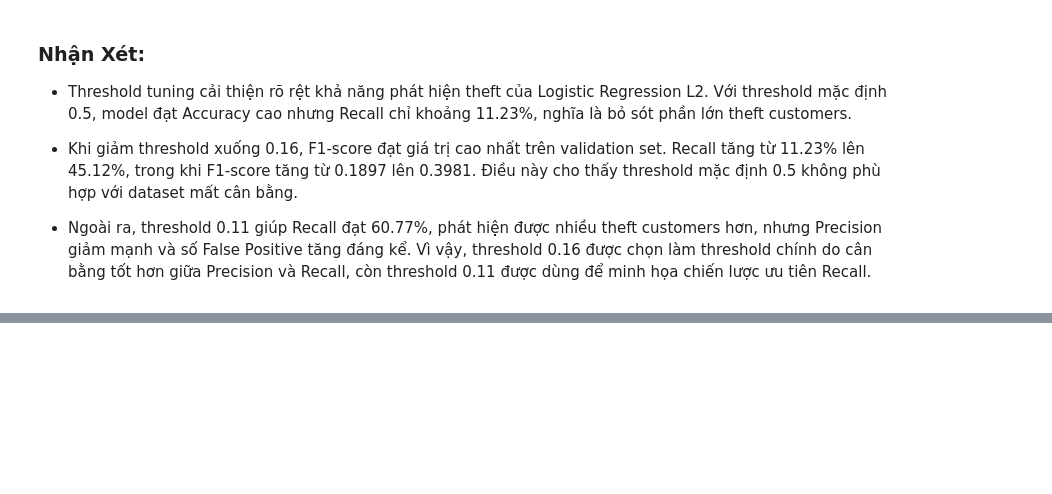
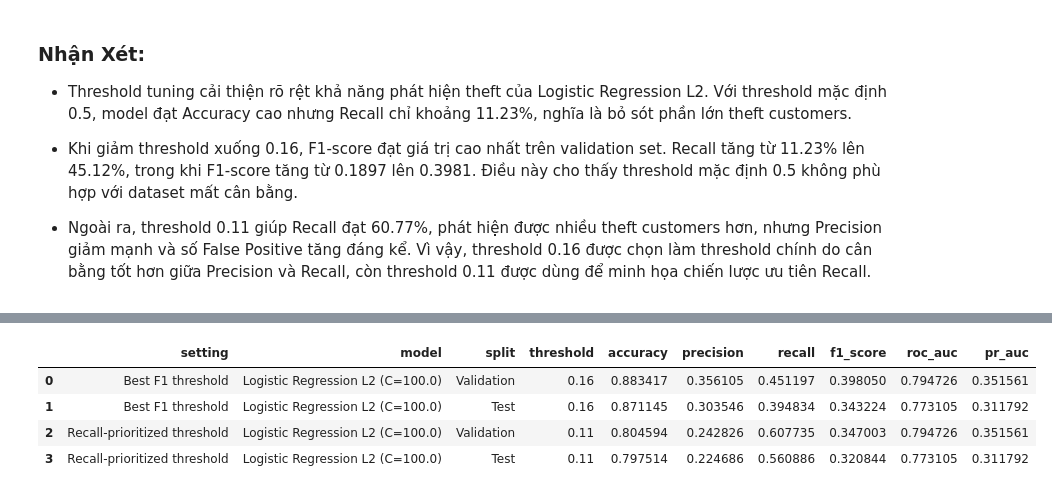
Before and after one commit to longzu-ComputerScience/CS114----ML-Project---Energy-Theft-Detection, a Jupyter notebook: notebooks/model_training_quoc_thai.ipynb, the cells around one changed output, grey strips where cells are left out. Saved outputs shown, nothing was run; the diff lists cells and outputs as text; code cells hidden in the pictures; blank space fills up the shorter version.

```diff
--- a/notebooks/model_training_quoc_thai.ipynb
+++ b/notebooks/model_training_quoc_thai.ipynb
@@ -958,0 +1067,37 @@ recall_priority_val_cm = plot_confusion_matrix_custom(
+# %%
+# 12.4. So sánh validation vs test cho hai threshold đã chọn
+
+# Lưu ý:
+# best_f1_row và recall_priority_row là kết quả trên validation set từ STEP 11.
+# test_best_f1_row và test_recall_priority_row là kết quả trên test set ở STEP 12.
+final_validation_test_comparison_df = pd.DataFrame(
+    [
+        {"setting": "Best F1 threshold", **best_f1_row},
+        {"setting": "Best F1 threshold", **test_best_f1_row},
+        {"setting": "Recall-prioritized threshold", **recall_priority_row},
+        {"setting": "Recall-prioritized threshold", **test_recall_priority_row},
+    ]
+)
+
+final_validation_test_comparison_df = final_validation_test_comparison_df[
+    [
+        "setting",
+        "model",
+        "split",
+        "threshold",
+        "accuracy",
+        "precision",
+        "recall",
+        "f1_score",
+        "roc_auc",
+        "pr_auc",
+    ]
+]
+
+final_validation_test_comparison_df
+# %% [output]
+|  | setting | model | split | threshold | accuracy | precision | recall | f1_score | roc_auc | pr_auc |
+| 0 | Best F1 threshold | Logistic Regression L2 (C=100.0) | Validation | 0.16 | 0.883417 | 0.356105 | 0.451197 | 0.398050 | 0.794726 | 0.351561 |
+| 1 | Best F1 threshold | Logistic Regression L2 (C=100.0) | Test | 0.16 | 0.871145 | 0.303546 | 0.394834 | 0.343224 | 0.773105 | 0.311792 |
+| 2 | Recall-prioritized threshold | Logistic Regression L2 (C=100.0) | Validation | 0.11 | 0.804594 | 0.242826 | 0.607735 | 0.347003 | 0.794726 | 0.351561 |
+| 3 | Recall-prioritized threshold | Logistic Regression L2 (C=100.0) | Test | 0.11 | 0.797514 | 0.224686 | 0.560886 | 0.320844 | 0.773105 | 0.311792 |
```
Also changed, not shown: parts of 7 cells of this notebook.
